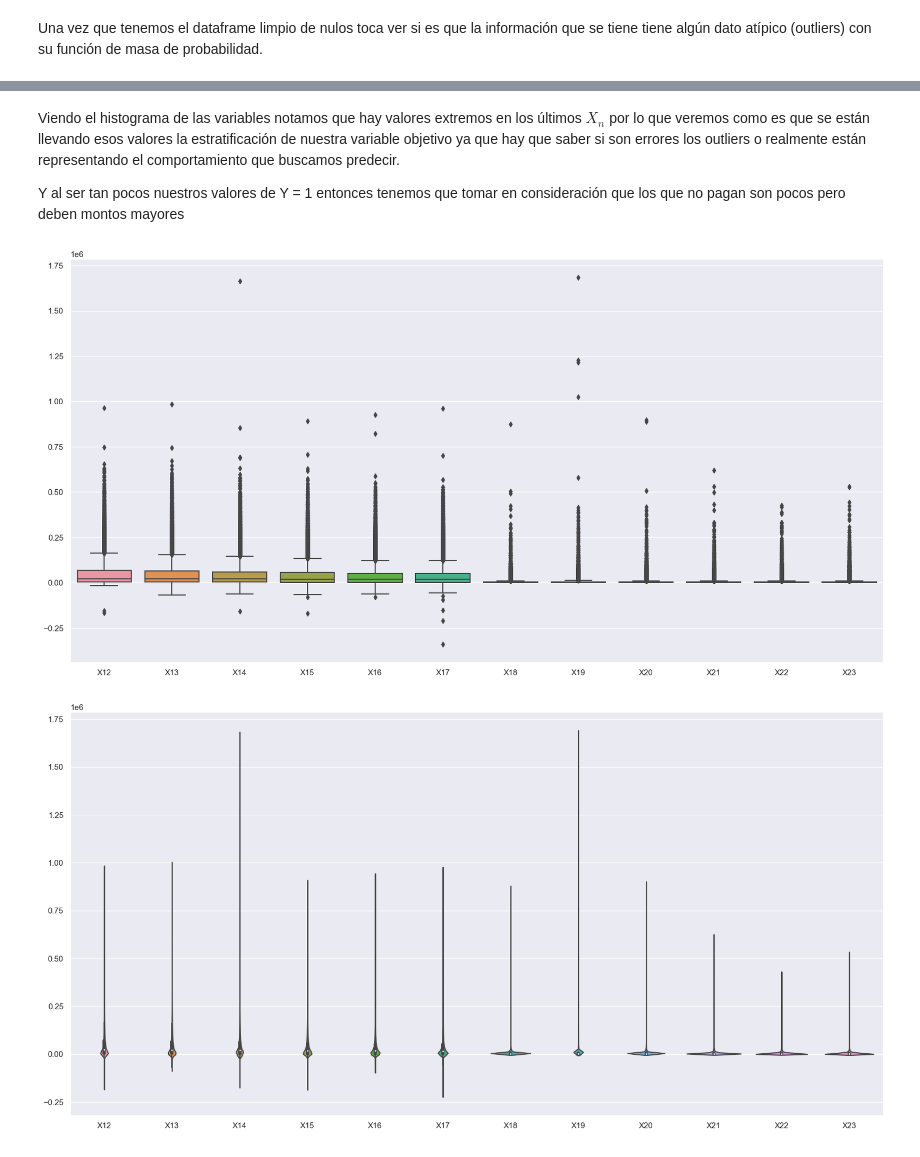
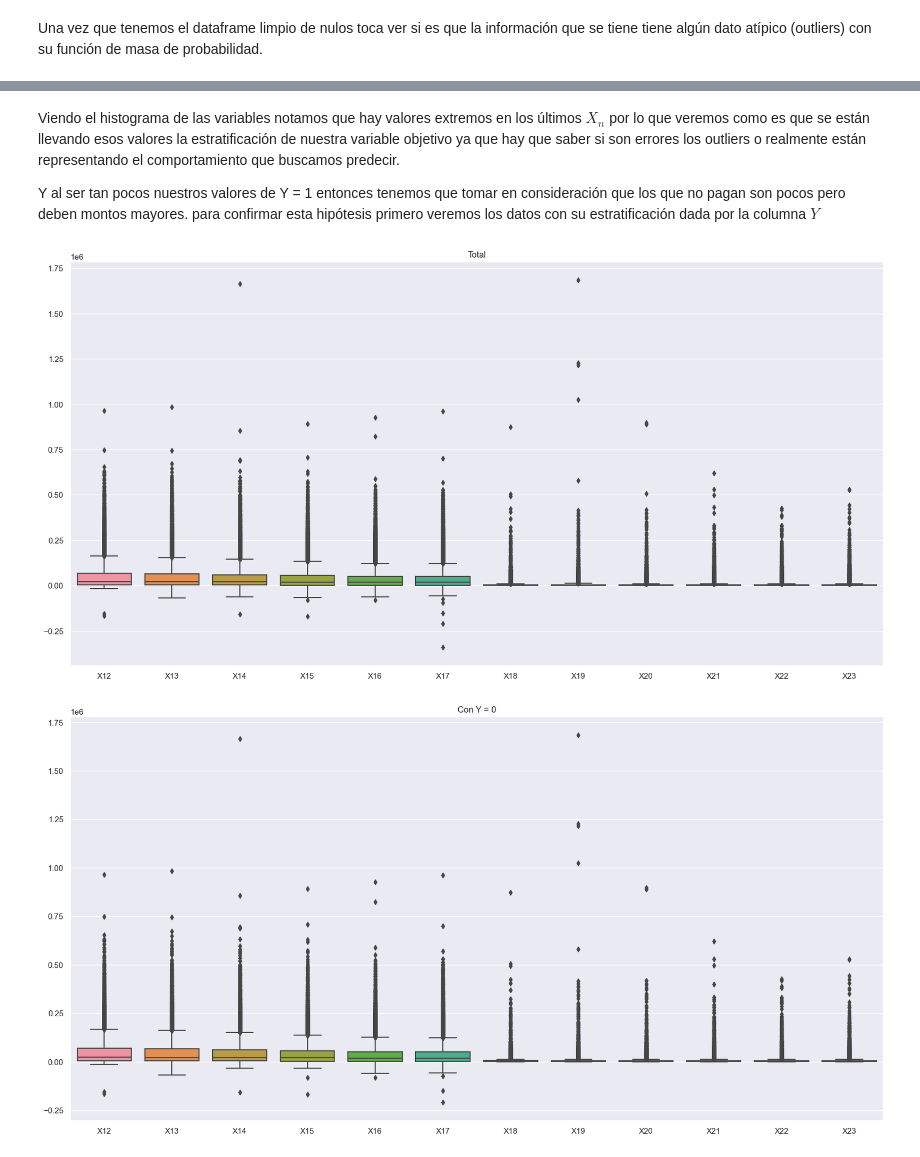
Before and after one commit to PosgradoMNA/actividades-del-projecto-los_k-means, a Jupyter notebook: Actividad_Semanal_4.ipynb, the cells around one changed output, grey strips where cells are left out. Cells and saved outputs as stored; diff of their text form; code cells hidden in the pictures.

```diff
--- a/Actividad_Semanal_4.ipynb
+++ b/Actividad_Semanal_4.ipynb
@@ -16,6 +18,6 @@ sns.set()
 El primer paso es hacer la descarga de la información que en este caso es un URL el cual pasaremos a un DataFrame
 # %%
 url = 'https://raw.githubusercontent.com/PosgradoMNA/Actividades_Aprendizaje-/main/default%20of%20credit%20card%20clients.csv'
-df_original = pd.read_csv(url, header= 0)
+df_original = pd.read_csv(url, header= 0, index_col='ID')
 df_original.head()
 # %% [output]
@@ -137,16 +140,18 @@ array([[<AxesSubplot: title={'center': 'ID'}>,
 # %% [markdown]
 Viendo el histograma de las variables notamos que hay valores extremos en los últimos $X_n$ por lo que veremos como es que se están llevando esos valores la estratificación de nuestra variable objetivo ya que hay que saber si son errores los outliers o realmente están representando el comportamiento que buscamos predecir.
 
-Y al ser tan pocos nuestros valores de Y = 1 entonces tenemos que tomar en consideración que los que no pagan son pocos pero deben montos mayores
+Y al ser tan pocos nuestros valores de Y = 1 entonces tenemos que tomar en consideración que los que no pagan son pocos pero deben montos mayores. para confirmar esta hipótesis primero veremos los datos con su estratificación dada por la columna $Y$
 # %%
 fig, ax = plt.subplots(figsize=(20, 10))
 _ = sns.boxplot(df_original[['X12','X13', 'X14', 'X15', 'X16', 'X17', 'X18', 'X19', 'X20','X21', 'X22', 'X23']], orient='v')
+_ = plt.title("Total")
 # %% [output]
-[figure, old version]
+[figure, new version]
 # %%
 fig, ax = plt.subplots(figsize=(20, 10))
-_ = sns.violinplot(df_original.loc[df_original.Y == 0 , ['X12','X13', 'X14', 'X15', 'X16', 'X17', 'X18', 'X19', 'X20','X21', 'X22', 'X23']], orient='v')
+_ = sns.boxplot(df_original.loc[df_original.Y == 0 , ['X12','X13', 'X14', 'X15', 'X16', 'X17', 'X18', 'X19', 'X20','X21', 'X22', 'X23']], orient='v')
+_ = plt.title("Con Y = 0")
 # %% [output]
-[figure, old version]
+[figure, new version]
 # %%
 fig, ax = plt.subplots(figsize=(20, 10))
```
Also changed, not shown: parts of 20 cells of this notebook.
